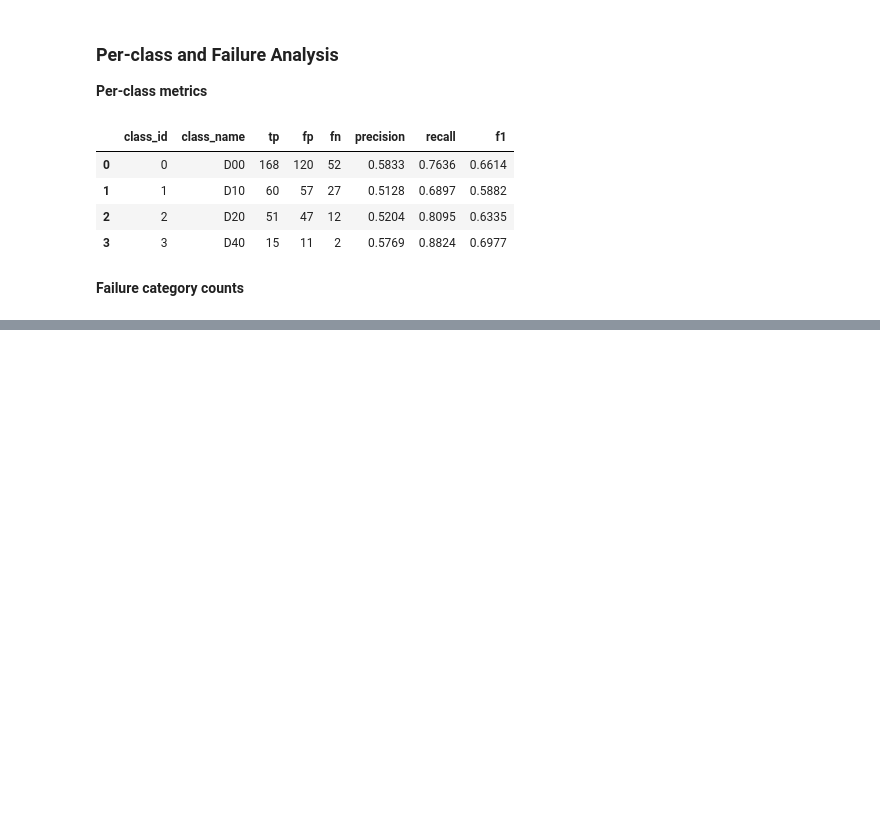
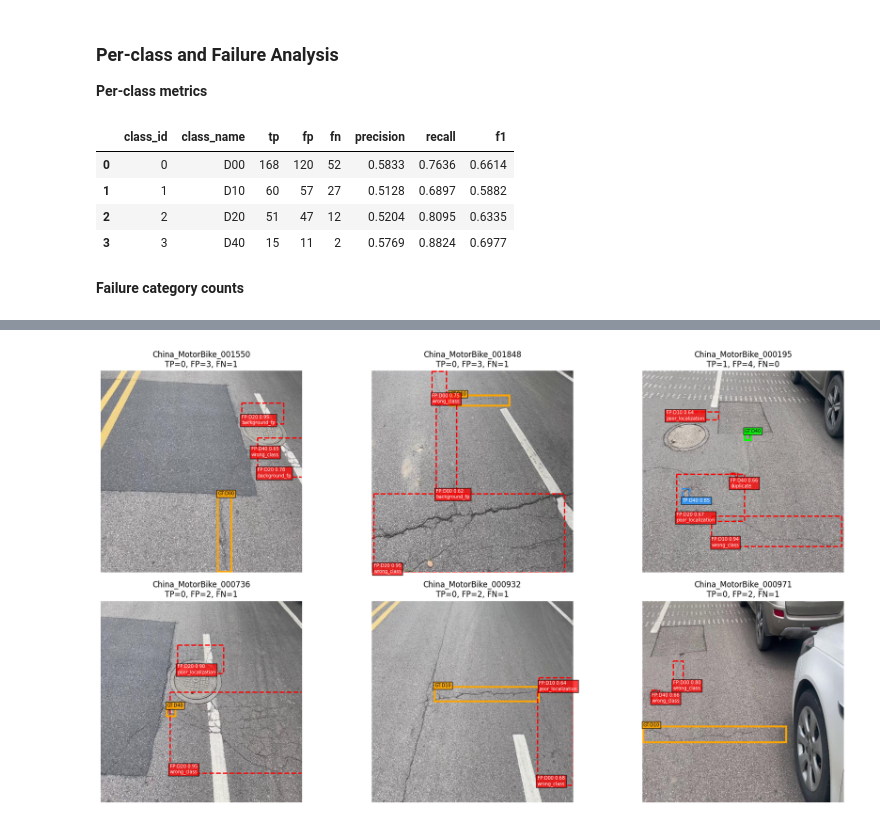
Before and after one commit to mdmohsin212/modern-vision-multimodal-lab, a Jupyter notebook: Vision/01_object_detection/notebooks/error_analysis_video_onnx_exam.ipynb, the cells around one changed output, grey strips where cells are left out. Saved outputs shown, nothing was run; the diff lists cells and outputs as text; code cells hidden in the pictures; blank space fills up the shorter version.

Commit message:
Complete error analysis

```diff
--- a/Vision/01_object_detection/notebooks/error_analysis_video_onnx_exam.ipynb
+++ b/Vision/01_object_detection/notebooks/error_analysis_video_onnx_exam.ipynb
@@ -571,0 +586,12 @@ per_class_dataframe.to_csv(
+# %%
+error_dataframe = pd.DataFrame(final_evaluation["image_rows"]).sort_values(
+    by=[
+        "total_errors",
+        "fn",
+        "fp",
+    ],
+    ascending=False
+)
+
+error_dataframe.to_csv(OUTPUT_ROOT / "per_image_errors.csv", index=False)
+display(error_dataframe.head(20))
@@ -571,0 +618,86 @@ per_class_dataframe.to_csv(
+# %%
+cache_by_stem = {
+    item["stem"]: item for item in prediction_cache
+}
+
+number_to_show = min(6, len(error_dataframe))
+worst_stems = error_dataframe.head(number_to_show)["stem"].tolist()
+# %%
+fig, axes = plt.subplots(2, 3, figsize=(18, 10))
+axes = axes.flatten()
+
+for axis in axes:
+    axis.axis("off")
+
+for axis, stem in zip(axes, worst_stems):
+    item = cache_by_stem[stem]
+    matching = final_evaluation["details_by_stem"][stem]
+
+    with Image.open(item["image_path"]) as image:
+        axis.imshow(image.convert("RGB"))
+
+    for gt_index, (gt_box, gt_class) in enumerate(zip(item["gt_boxes"], item["gt_classes"])):
+        x1, y1, x2, y2 = gt_box
+        matched = gt_index in matching["matched_ground_truths"]
+        color = "lime" if matched else "orange"
+
+        axis.add_patch(
+            Rectangle(
+                (x1, y1),
+                x2 - x1,
+                y2 - y1,
+                fill=False,
+                edgecolor=color,
+                linewidth=3,
+            )
+        )
+
+        axis.text(
+            x1,
+            y1,
+            f"GT:{model.names[int(gt_class)]}",
+            color="black",
+            fontsize=7,
+            bbox={"facecolor": color, "alpha": 0.8, "pad": 2},
+        )
+
+    for prediction in matching["prediction_details"]:
+        x1, y1, x2, y2 = prediction["box"]
+        color = "dodgerblue" if prediction["status"] == "TP" else "red"
+
+        axis.add_patch(
+            Rectangle(
+                (x1, y1),
+                x2 - x1,
+                y2 - y1,
+                fill=False,
+                edgecolor=color,
+                linewidth=2,
+                linestyle="--",
+            )
+        )
+
+        label = f"{prediction['status']}:{model.names[prediction['class_id']]} {prediction['confidence']:.2f}"
+        if prediction["status"] == "FP":
+            label += f"\n{prediction['reason']}"
+
+        axis.text(
+            x1,
+            y2,
+            label,
+            color="white",
+            fontsize=7,
+            bbox={"facecolor": color, "alpha": 0.75, "pad": 2},
+        )
+
+    image_row = error_dataframe[error_dataframe["stem"] == stem].iloc[0]
+    axis.set_title(f"{stem}\nTP={image_row.tp}, FP={image_row.fp}, FN={image_row.fn}")
+    axis.axis("off")
+
+plt.tight_layout()
+
+failure_figure_path = OUTPUT_ROOT / "top_failure_cases.png"
+plt.savefig(failure_figure_path, dpi=160, bbox_inches="tight")
+plt.show()
+# %% [output]
+[figure, added]
```
Also changed, not shown: parts of 24 cells of this notebook.
